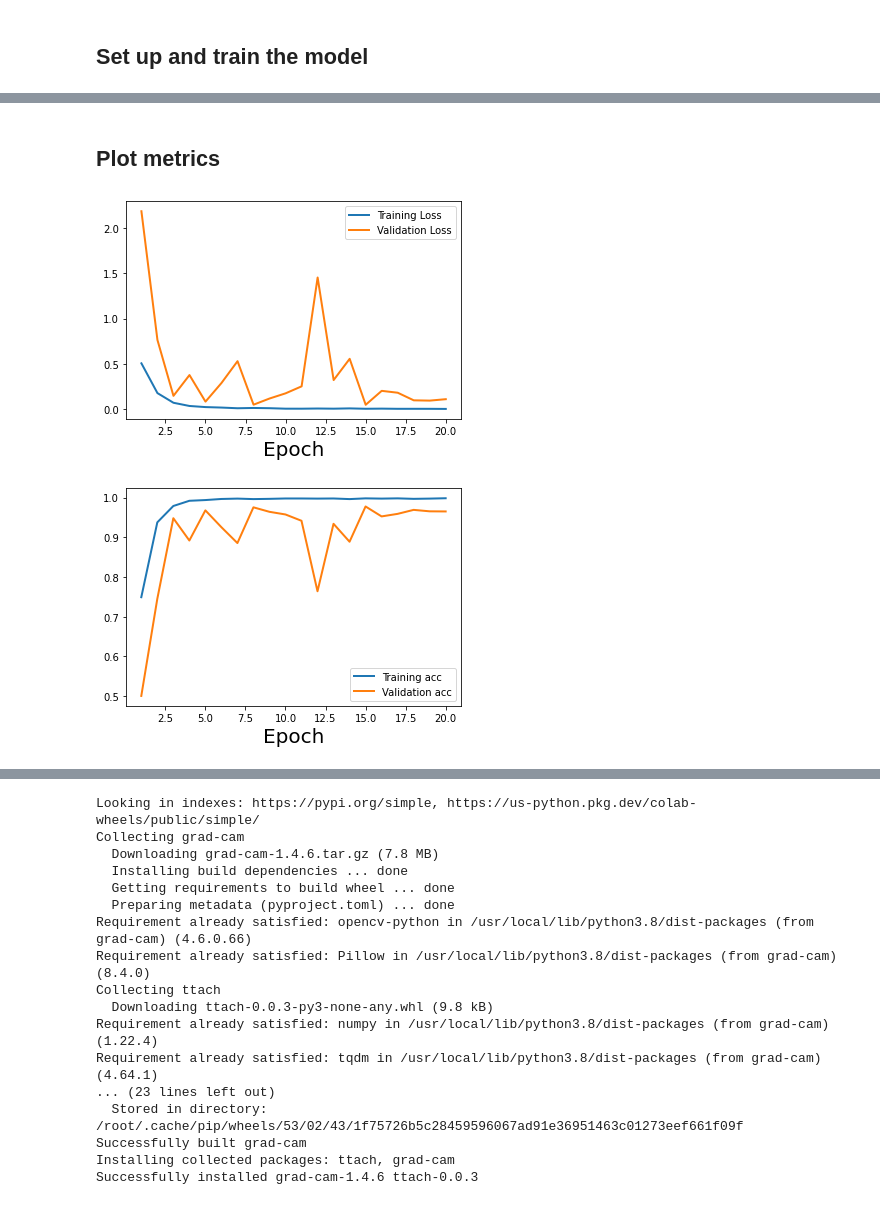
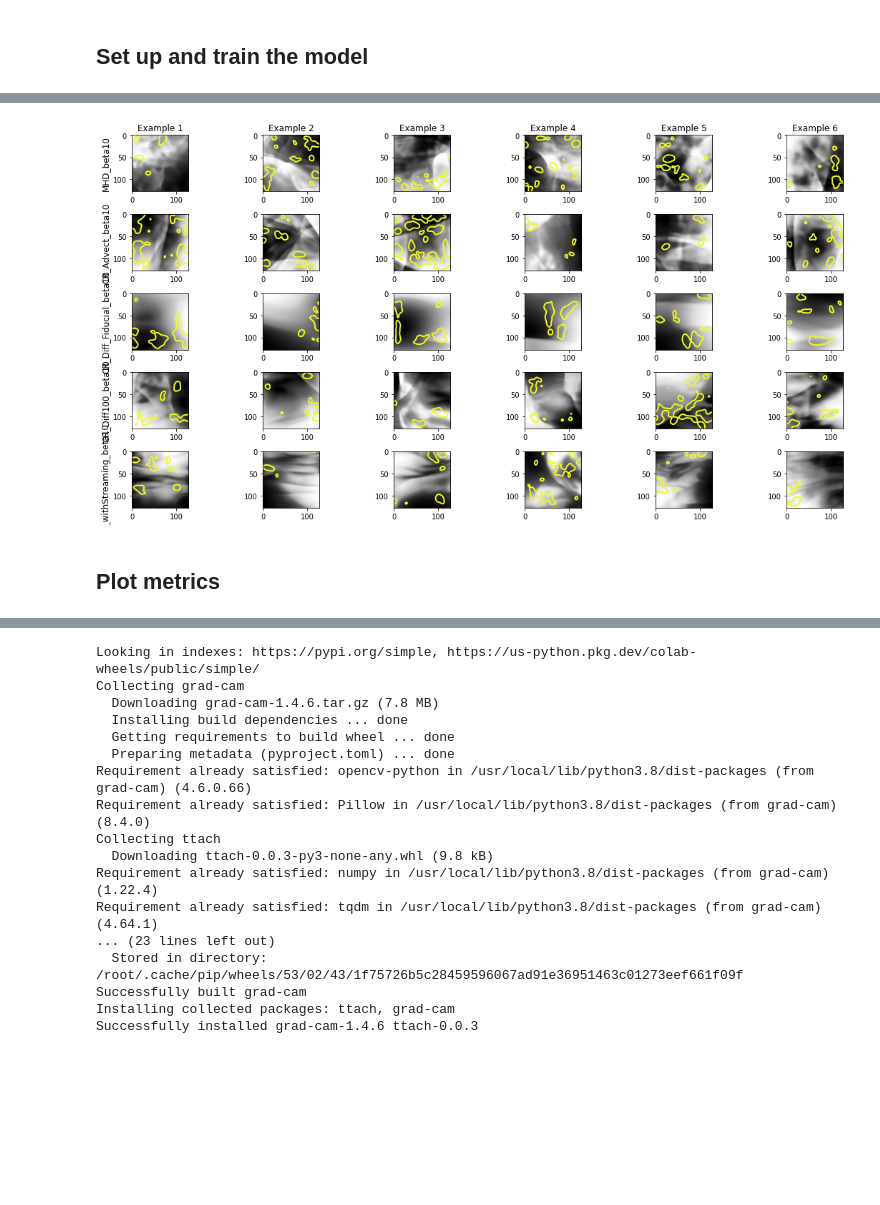
Before and after one commit to bustardchad/ML_Turb, a Jupyter notebook: notebooks/train_CNN_MHD_vs_CRs.ipynb, the cells around one changed output, grey strips where cells are left out. Saved outputs shown, nothing was run; the diff lists cells and outputs as text; code cells hidden in the pictures; blank space fills up the shorter version.

```diff
--- a/notebooks/train_CNN_MHD_vs_CRs.ipynb
+++ b/notebooks/train_CNN_MHD_vs_CRs.ipynb
@@ -393,7 +152,7 @@ def _early_stopping(config, model, val_loss):
   if (len(val_loss) > 1):
     if (val_loss[-1] < val_loss[-2]):
       print("Saving model checkpoint")
-      torch.save(model.state_dict(),config.run_name+'_checkpoint.pt')
+      torch.save(model.state_dict(), config.save_dir + config.run_name+'_checkpoint.pt')
       return True
   if (len(val_loss) > config.patience):
     if ((np.diff(val_loss[-config.patience:]) <= 0).all()):
@@ -473,7 +232,7 @@ def fit(config, model, loss_func, opt, train_dl, valid_dl, tracker_train, tracke
         if ((keep_training==False) and (config.stop_early==True)):
           print("Early Stopping")
           # load the last checkpoint with the best model
-          model.load_state_dict(torch.load(config.run_name+'_checkpoint.pt'))
+          model.load_state_dict(torch.load(config.save_dir + config.run_name+'_checkpoint.pt'))
           break
 
     return model, loss_arr_train, loss_arr_val
@@ -579,6 +313,0 @@ tensor([1, 0, 0, 1, 1, 1, 0, 1, 1, 1, 0, 0, 0, 1, 0, 1, 1, 1, 1, 1, 1, 0, 0, 0,
-# %%
-# create the model
-model, loss_fn, opt, tracker_train, tracker_val = create_model(config)
-# %%
-# run the model
-model, loss_arr_train, loss_arr_val = fit(config, model, loss_fn, opt, train_dl, valid_dl, tracker_train, tracker_val)
@@ -602,0 +349,19 @@ Epoch: 19 | Train Loss: 0.00352| Validation loss: 0.11086
+# %%
+# Run a series of models to tune hyperparameters
+torch.cuda.empty_cache()
+
+# TODO: Log and store metrics and associated checkpoint files in folders
+# TODO: Create a composite figure showing losses for different hyperparams
+
+save_dir = 'runs/'
+config.save_dir = save_dir
+!mkdir 'runs'
+
+batch_size = 64
+config.batch_size = batch_size
+
+# change how many epochs it runs for?
+config.epochs = 30
+
+# load data (this needs to be done in-loop when batch_size changes)
+train_dl, valid_dl, test_dl = load_data.preprocess(config)
@@ -603,2 +421,10 @@ Epoch: 19 | Train Loss: 0.00352| Validation loss: 0.11086
+# %%
+# plot saliency maps
+fig = interp.plot_saliency(config, model_trained.cpu(), valid_dl,
+                             n_examples = 6, n_classes = 5, levels = [0.6])
+fig.show()
+fig.savefig(config.save_dir+config.run_name+'_saliency.png',dpi=600)
+# %% [output]
+[figure, added]
 # %% [markdown]
 ## Plot metrics
@@ -638,7 +430,0 @@ def plot_other_metrics(total_train_metrics, total_val_metrics, met_list):
-# %%
-plot_losses(loss_arr_train, loss_arr_val)
-met_list = ['acc']
-plot_other_metrics(total_train_metrics, total_val_metrics, met_list)
-# %% [output]
-[figure, removed]
-[figure, removed]
```
Also changed, not shown: parts of 35 cells of this notebook, 1 other file.
